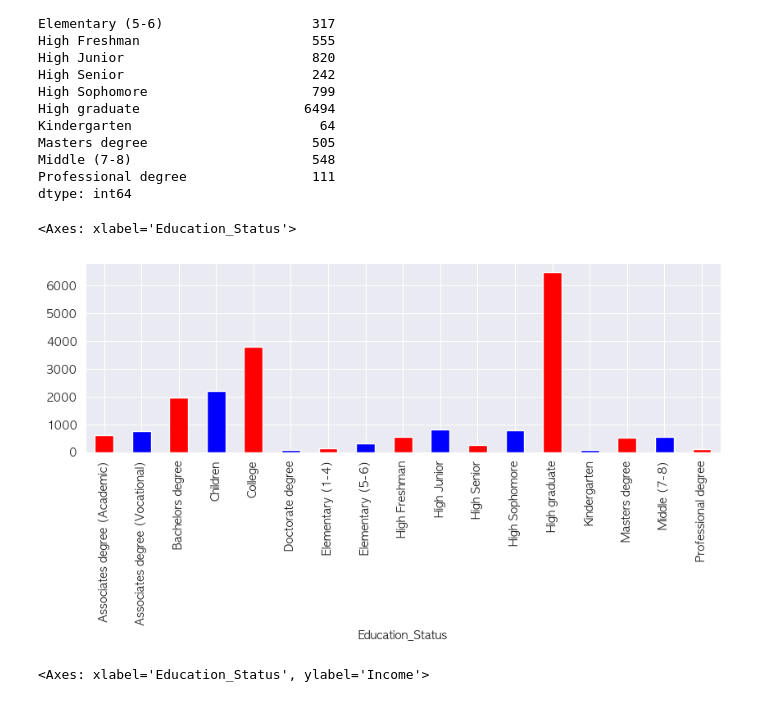
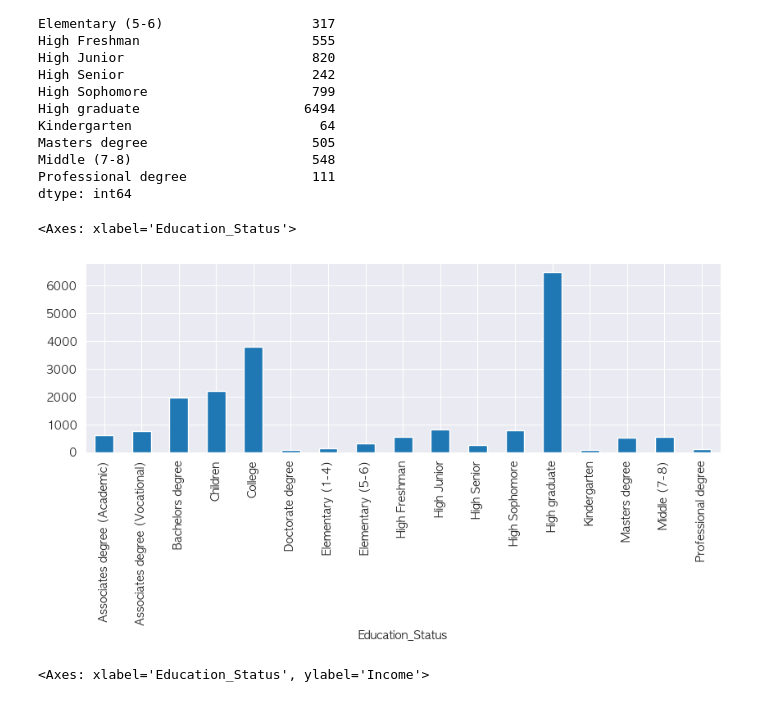
Before and after one commit to YoungjaeKang/dacon_income_forecast, a Jupyter notebook: 2. Model-1.ipynb, the cells around one changed output. Drawn from its saved outputs; the diff is of its cells as text; code cells hidden in the pictures.

```diff
--- a/2. Model-1.ipynb
+++ b/2. Model-1.ipynb
@@ -186,10 +186,10 @@ Professional degree                111
 dtype: int64
 # %%
 fig, ax = plt.subplots(figsize=(10, 3))
-education_counts.plot(kind='bar', color=['red', 'blue'])
+education_counts.plot(kind='bar')
 # %% [output]
 <Axes: xlabel='Education_Status'>
-[figure, old version]
+[figure, new version]
 # %%
 fig, ax = plt.subplots(figsize=(10, 3))
 sns.boxplot(x='Education_Status', y='Income', data=train_df)
```
Also changed, not shown: parts of 64 cells of this notebook.
